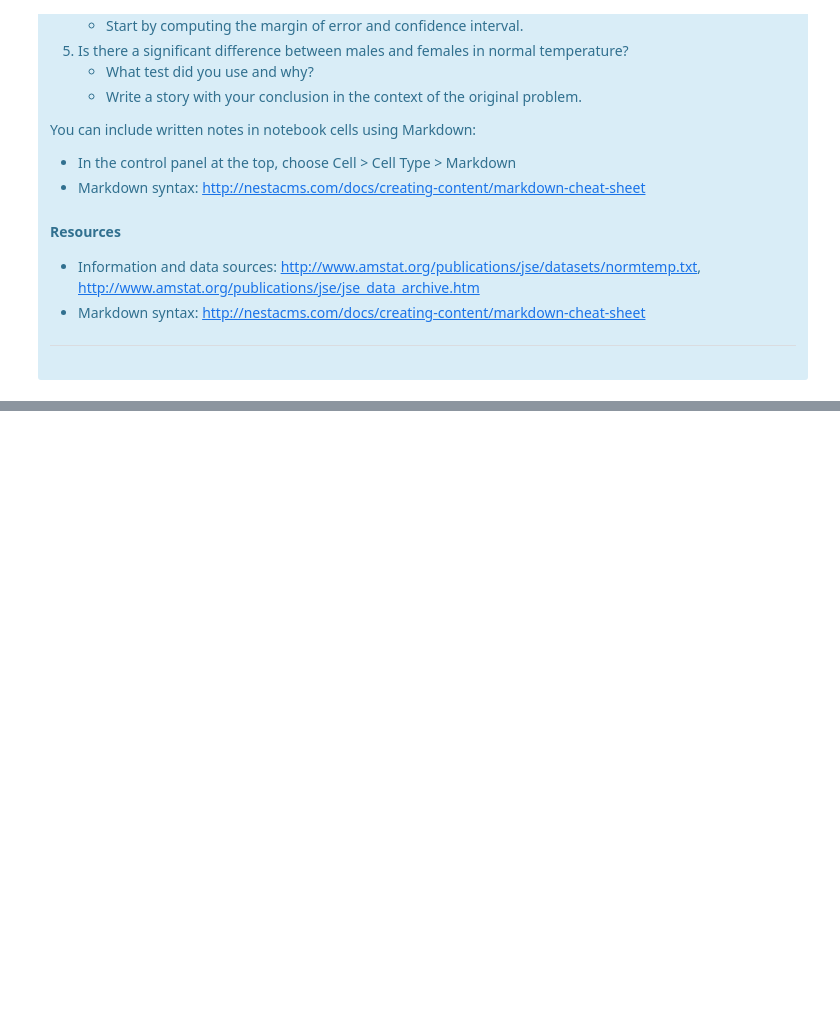
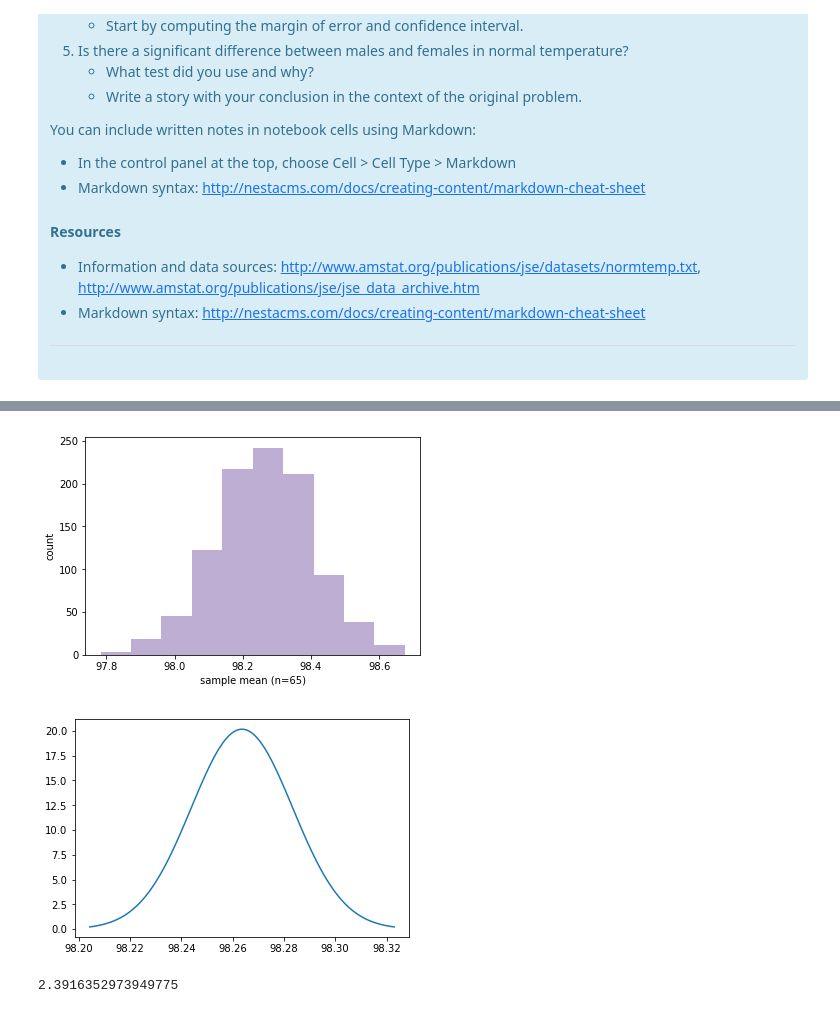
Before and after one commit to satishkvemula/springboard-datascience, a Jupyter notebook: ExploratoryDataAnalysis/human_temp/sliderule_dsi_inferential_statistics_exercise_1.ipynb, the cells around one changed output, grey strips where cells are left out. Drawn from its saved outputs; the diff is of its cells as text; code cells hidden in the pictures; blank space fills up the shorter version.

Commit message:
Updated..Continue to work  with inferential statistics assignment

```diff
--- a/ExploratoryDataAnalysis/human_temp/sliderule_dsi_inferential_statistics_exercise_1.ipynb
+++ b/ExploratoryDataAnalysis/human_temp/sliderule_dsi_inferential_statistics_exercise_1.ipynb
@@ -148,0 +160,42 @@ array([[<matplotlib.axes._subplots.AxesSubplot object at 0x...>,
+# %%
+
+def make_sample(n=50):
+    sampleOfSample = scipy.stats.norm(df['temperature'].values)
+    sampleRV=sampleOfSample.rvs(random_state=1234)
+#     print(df['temperature'].values.size, sampleRV.size, n)
+    sample =numpy.random.choice(sampleRV, size=n)
+    return sample
+
+def sample_stat(sample):
+    return sample.mean()
+
+def compute_sample_statistics(n=50, iters=1000):
+    stats = [sample_stat(make_sample(n)) for i in range(iters)]
+    return numpy.array(stats)
+
+sample_means = compute_sample_statistics(n=65, iters=1000)
+pyplot.hist(sample_means, color='#beaed4')
+pyplot.xlabel('sample mean (n=65)')
+pyplot.ylabel('count')
+
+plt.show()
+('SamplingMean', 'SamplingSE', '5,95 percentile'), (sample_means.mean(), sample_means.std(), numpy.percentile(sample_means, [1, 99]))
+# Your work here.
+
+mu = sample_means.mean()
+std=sample_means.std()
+sigma = std * std
+x = np.linspace(mu-3*sigma,mu+3*sigma, 100)
+plt.plot(x,mlab.normpdf(x, mu, sigma))
+
+plt.show()
+# %% [output]
+[figure, added]
+[figure, added]
+# %%
+zScoreOf986 = (98.6 - mu)/std
+zScoreOf986
+
+# 98.6 is 2.39 standard deviations away from the mean
+# %% [output]
+2.3916352973949775
```
Also changed, not shown: parts of 10 cells of this notebook, 12 other files.
